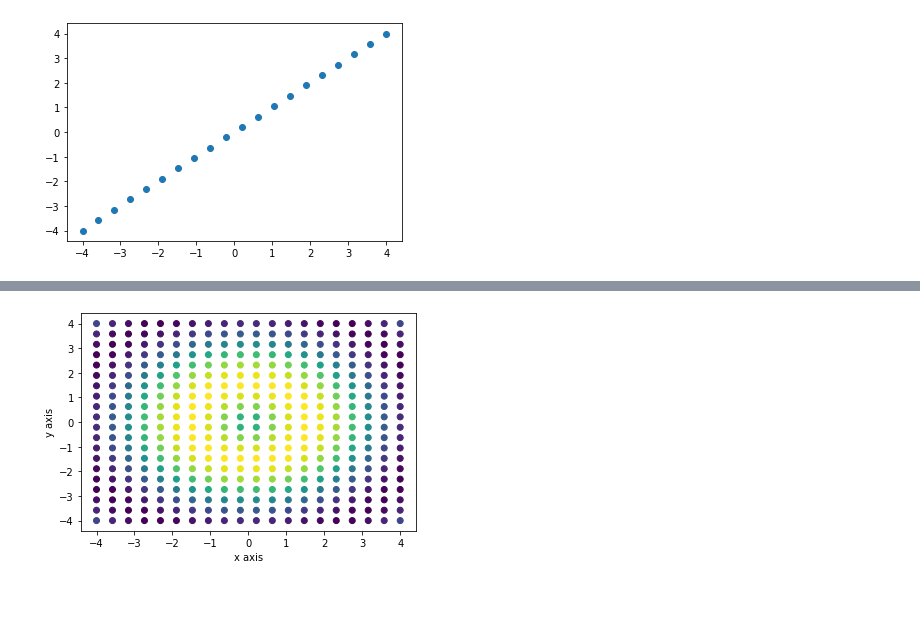
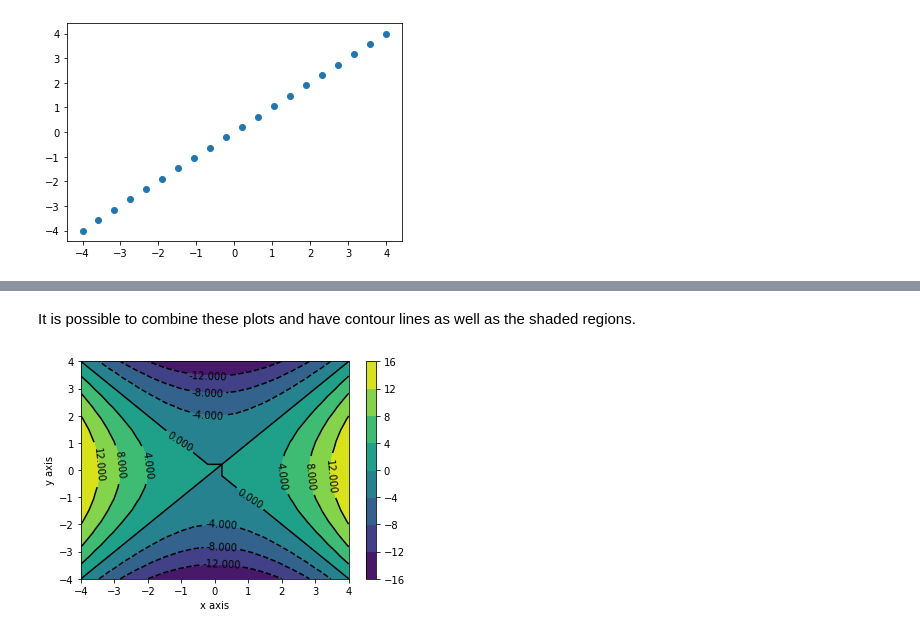
Before and after one commit to pythoninchemistry/intro_python_chemists, a Jupyter notebook: content/data_work/surface_plots.ipynb, the cells around one changed output, grey strips where cells are left out. Saved outputs shown, nothing was run; the diff lists cells and outputs as text; code cells hidden in the pictures; blank space fills up the shorter version.

```diff
--- a/content/data_work/surface_plots.ipynb
+++ b/content/data_work/surface_plots.ipynb
@@ -14,0 +32,15 @@ plt.show()
+# %%
+def xs_plus_ys(x, y):
+    """
+    Calculates
+    """
+    z = x ** 2 - y ** 2
+    return z
+
+x_grid, y_grid = np.meshgrid(x, y) # Generate two grids of x and y values
+z = xs_plus_ys(x_grid, y_grid) # Calculate the x**2 + y**2
+
+plt.scatter(x_grid, y_grid, c=z) # Plot the x and y grids and color the points based upon x**2 + y**2
+plt.xlabel("x axis") # Label the x axis
+plt.ylabel("y axis") # Label the y axis
+plt.show() # Display the plot
@@ -15,10 +80,12 @@ plt.show()
+# %% [markdown]
+It is possible to combine these plots and have contour lines as well as the shaded regions.
 # %%
-x_grid, y_grid = np.meshgrid(x, y)
-z = np.sin(np.sqrt(x_grid ** 2 + y_grid ** 2))
-
-plt.scatter(x_grid, y_grid, c=z)
+contours = plt.contour(x_grid, y_grid, z, colors="black")
+plt.clabel(contours)
+plt.contourf(x_grid, y_grid, z)
+plt.colorbar()
 plt.xlabel("x axis")
 plt.ylabel("y axis")
 plt.show()
 # %% [output]
-[figure, old version]
+[figure, new version]
```
Also changed, not shown: parts of 18 cells of this notebook.
